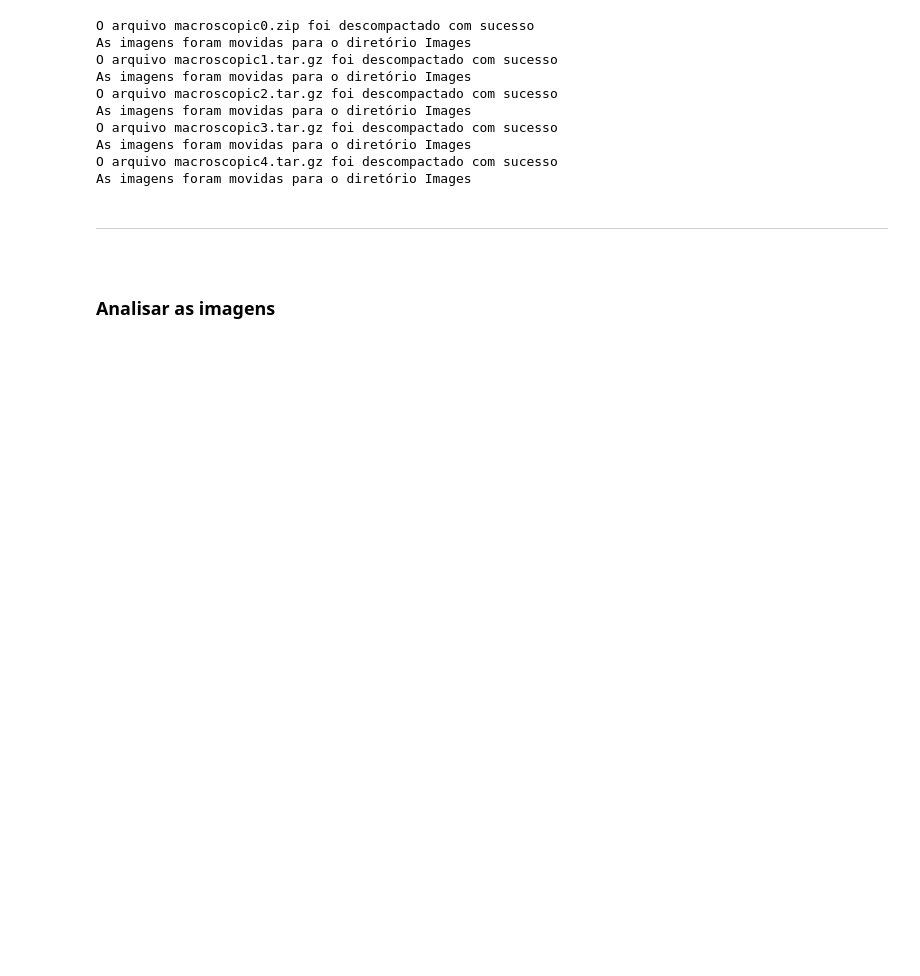
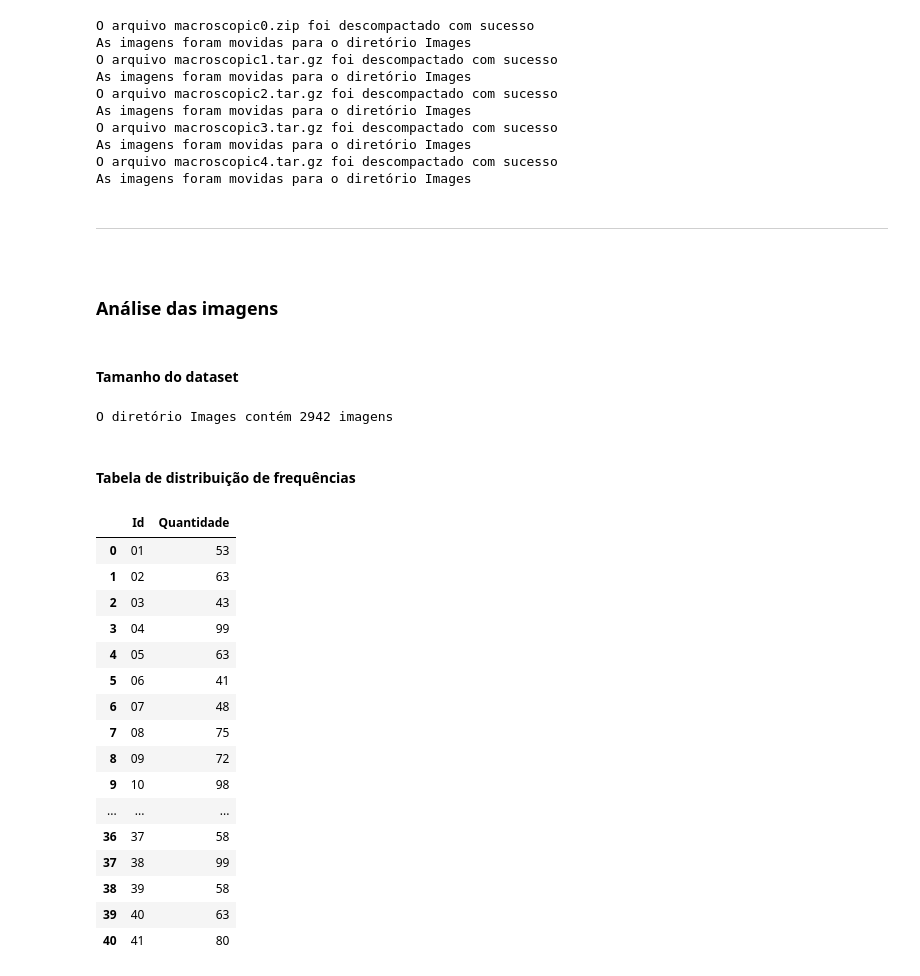
Before and after one commit to andrerizzo/CNN_Model_for_Edge_Devices, a Jupyter notebook: TCC_USP_v1.ipynb, the cells around one changed output. Saved outputs shown, nothing was run; the diff lists cells and outputs as text; code cells hidden in the pictures; blank space fills up the shorter version.

```diff
--- a/TCC_USP_v1.ipynb
+++ b/TCC_USP_v1.ipynb
@@ -214,4 +220,49 @@ As imagens foram movidas para o diretório Images
 
 <br>
 
-### Analisar as imagens
+### Análise das imagens
+# %% [markdown]
+#### Tamanho do dataset
+# %%
+images_folder = '/content/drive/MyDrive/USP/TCC/Application/Dataset/Images'
+
+arquivos_imagens = os.listdir(images_folder)
+num_arquivos_imagens = len(arquivos_imagens)
+
+print(f'O diretório Images contém {num_arquivos_imagens} imagens\n')
+# %% [output]
+O diretório Images contém 2942 imagens
+# %% [markdown]
+#### Tabela de distribuição de frequências
+# %%
+arquivos_imagens = os.listdir(images_folder)
+
+# Inicializa o dicionário com 'defaultdict'
+qtd_imagens = defaultdict(int)
+
+# Conta o número de ocorrências de um determinado prefixo
+for imagem in arquivos_imagens:
+    prefixo = imagem[:2]  # Extrai os 2 primeiros caracteres do nome do arquivo
+    qtd_imagens[prefixo] += 1
+
+freq = pd.DataFrame(list(qtd_imagens.items()), columns=['Id', 'Quantidade'])
+
+freq
+# %% [output]
+|  | Id | Quantidade |
+| 0 | 01 | 53 |
+| 1 | 02 | 63 |
+| 2 | 03 | 43 |
+| 3 | 04 | 99 |
+| 4 | 05 | 63 |
+| 5 | 06 | 41 |
+| 6 | 07 | 48 |
+| 7 | 08 | 75 |
+| 8 | 09 | 72 |
+| 9 | 10 | 98 |
+| ... | ... | ... |
+| 36 | 37 | 58 |
+| 37 | 38 | 99 |
+| 38 | 39 | 58 |
+| 39 | 40 | 63 |
+| 40 | 41 | 80 |
```
Also changed, not shown: parts of 8 cells of this notebook.
